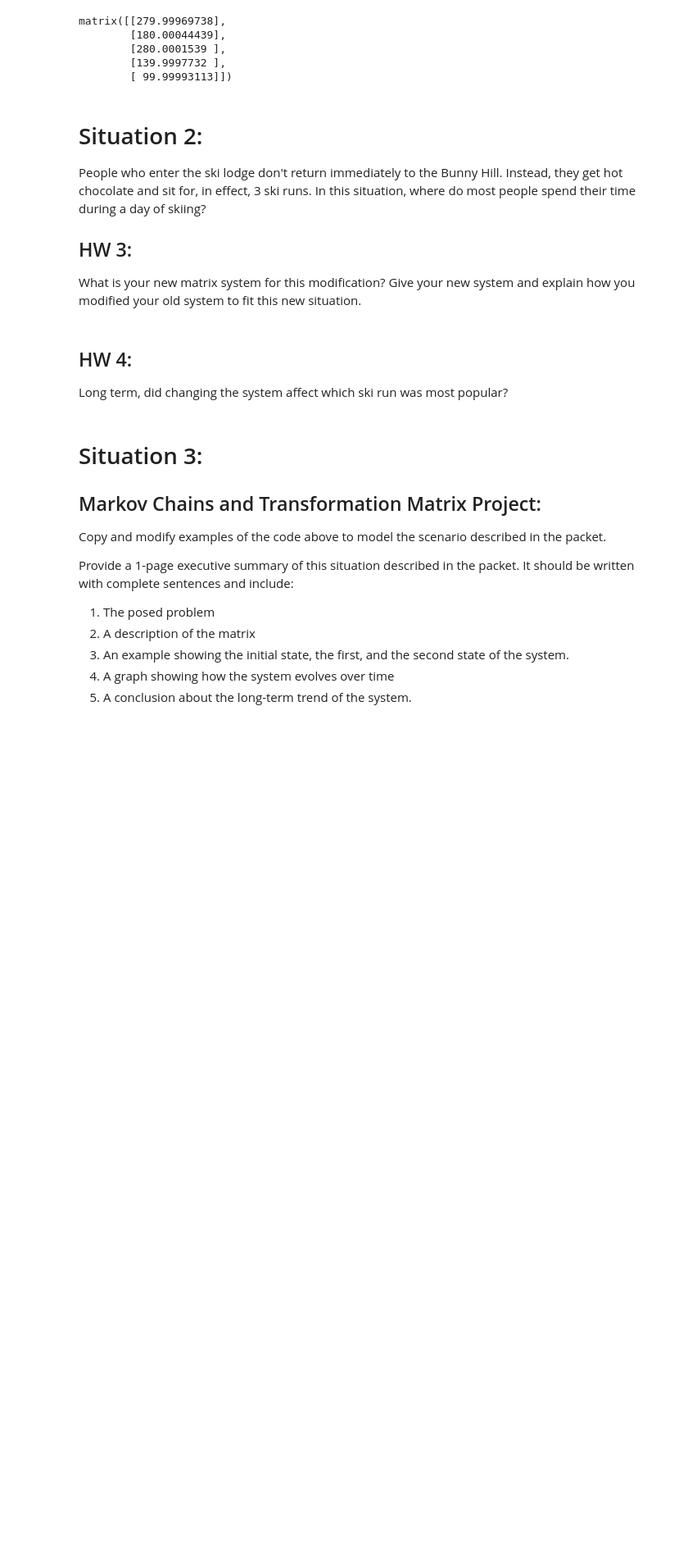
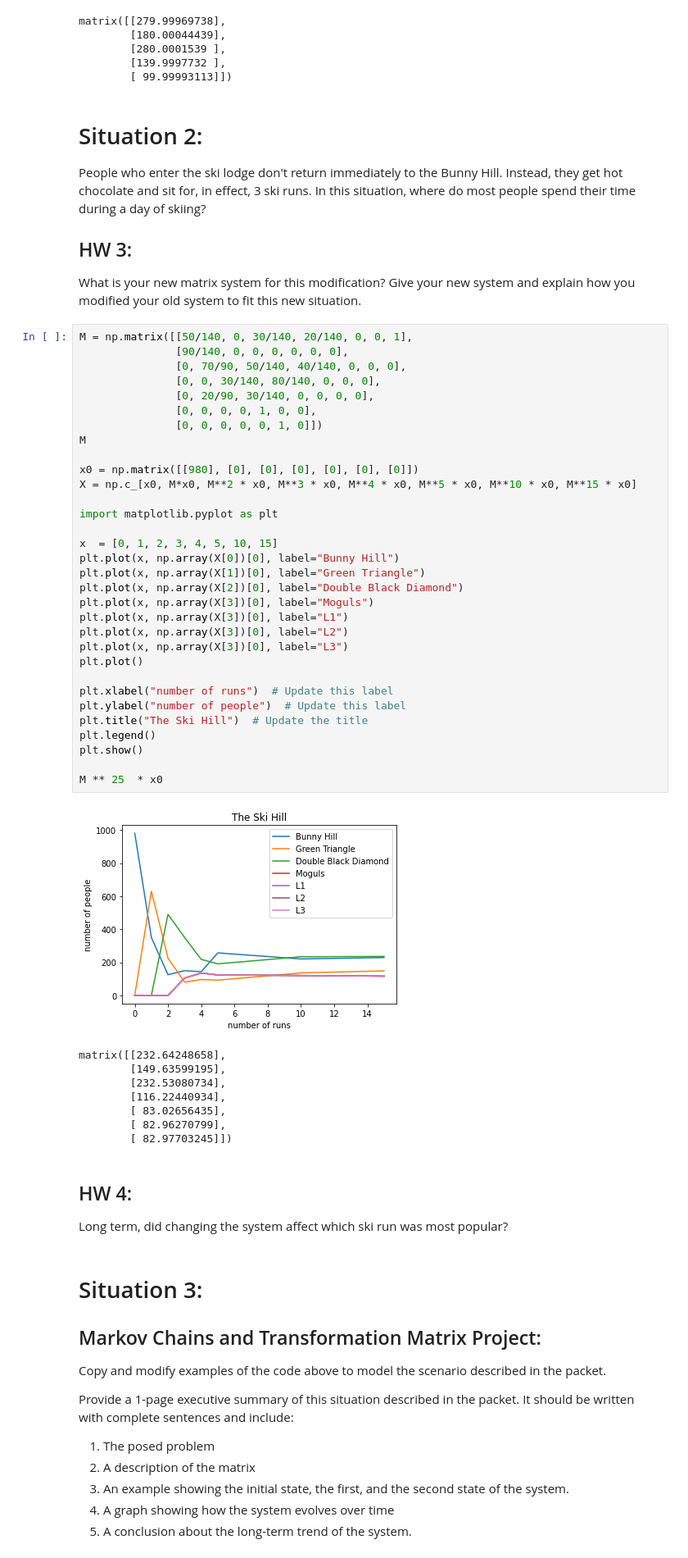
Before and after one commit to pcorbera/Linear_Algebra_Coding_projects, a Jupyter notebook: Copy_of_The_Ski_Hill_Transition_Matrices_and_Markov_Chains.ipynb, the cells around one changed output. Shown at 82% size. Drawn from its saved outputs; the diff is of its cells as text; blank space fills up the shorter version.

```diff
--- a/Copy_of_The_Ski_Hill_Transition_Matrices_and_Markov_Chains.ipynb
+++ b/Copy_of_The_Ski_Hill_Transition_Matrices_and_Markov_Chains.ipynb
@@ -209,6 +209,47 @@ People who enter the ski lodge don't return immediately to the Bunny Hill. Inste
 ## HW 3:
 
 What is your new matrix system for this modification?  Give your new system and explain how you modified your old system to fit this new situation.
+# %%
+M = np.matrix([[50/140, 0, 30/140, 20/140, 0, 0, 1],
+               [90/140, 0, 0, 0, 0, 0, 0],
+               [0, 70/90, 50/140, 40/140, 0, 0, 0],
+               [0, 0, 30/140, 80/140, 0, 0, 0],
+               [0, 20/90, 30/140, 0, 0, 0, 0],
+               [0, 0, 0, 0, 1, 0, 0],
+               [0, 0, 0, 0, 0, 1, 0]])
+M
+
+x0 = np.matrix([[980], [0], [0], [0], [0], [0], [0]])
+X = np.c_[x0, M*x0, M**2 * x0, M**3 * x0, M**4 * x0, M**5 * x0, M**10 * x0, M**15 * x0]
+
+import matplotlib.pyplot as plt
+
+x  = [0, 1, 2, 3, 4, 5, 10, 15]
+plt.plot(x, np.array(X[0])[0], label="Bunny Hill")
+plt.plot(x, np.array(X[1])[0], label="Green Triangle")
+plt.plot(x, np.array(X[2])[0], label="Double Black Diamond")
+plt.plot(x, np.array(X[3])[0], label="Moguls")
+plt.plot(x, np.array(X[3])[0], label="L1")
+plt.plot(x, np.array(X[3])[0], label="L2")
+plt.plot(x, np.array(X[3])[0], label="L3")
+plt.plot()
+
+plt.xlabel("number of runs")  # Update this label
+plt.ylabel("number of people")  # Update this label
+plt.title("The Ski Hill")  # Update the title
+plt.legend()
+plt.show()
+
+M ** 25  * x0
+# %% [output]
+[figure, added]
+matrix([[232.64248658],
+        [149.63599195],
+        [232.53080734],
+        [116.22440934],
+        [ 83.02656435],
+        [ 82.96270799],
+        [ 82.97703245]])
 # %% [markdown]
 ## HW 4:
 
```
Also changed, not shown: parts of 1 cell of this notebook.
